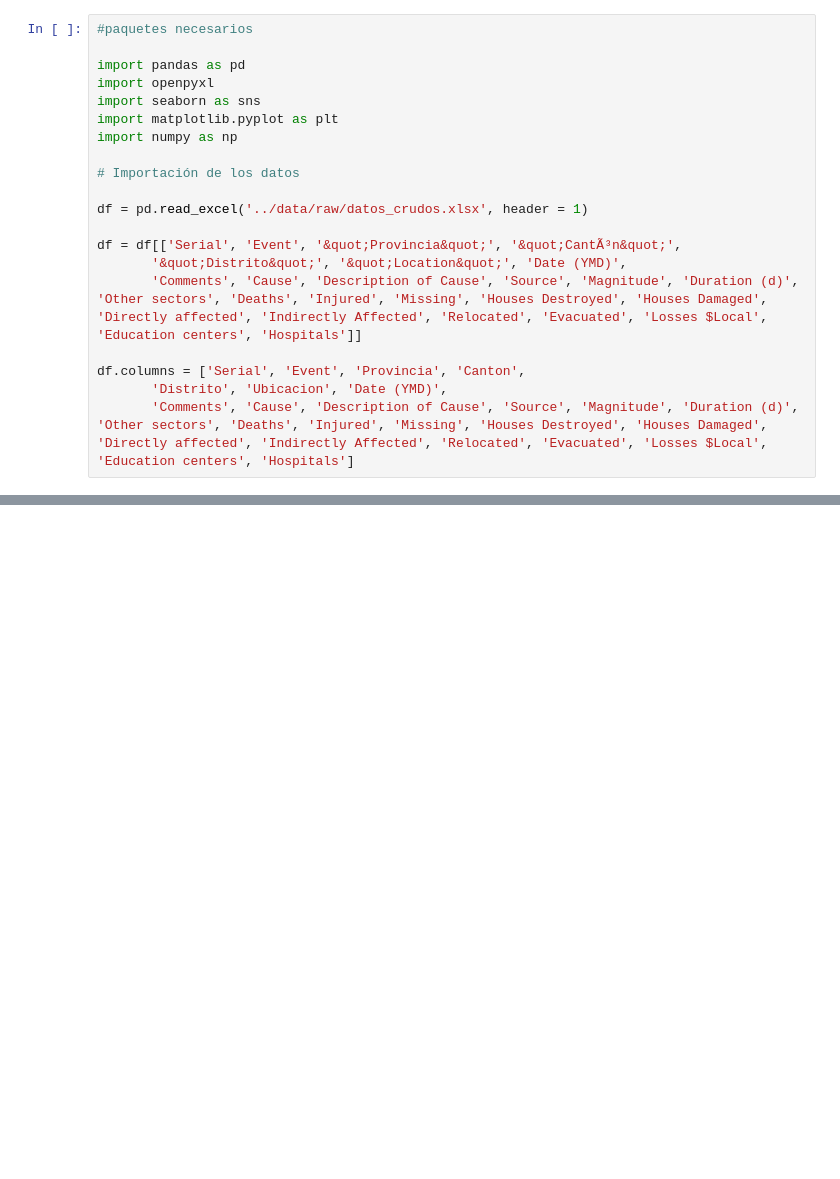
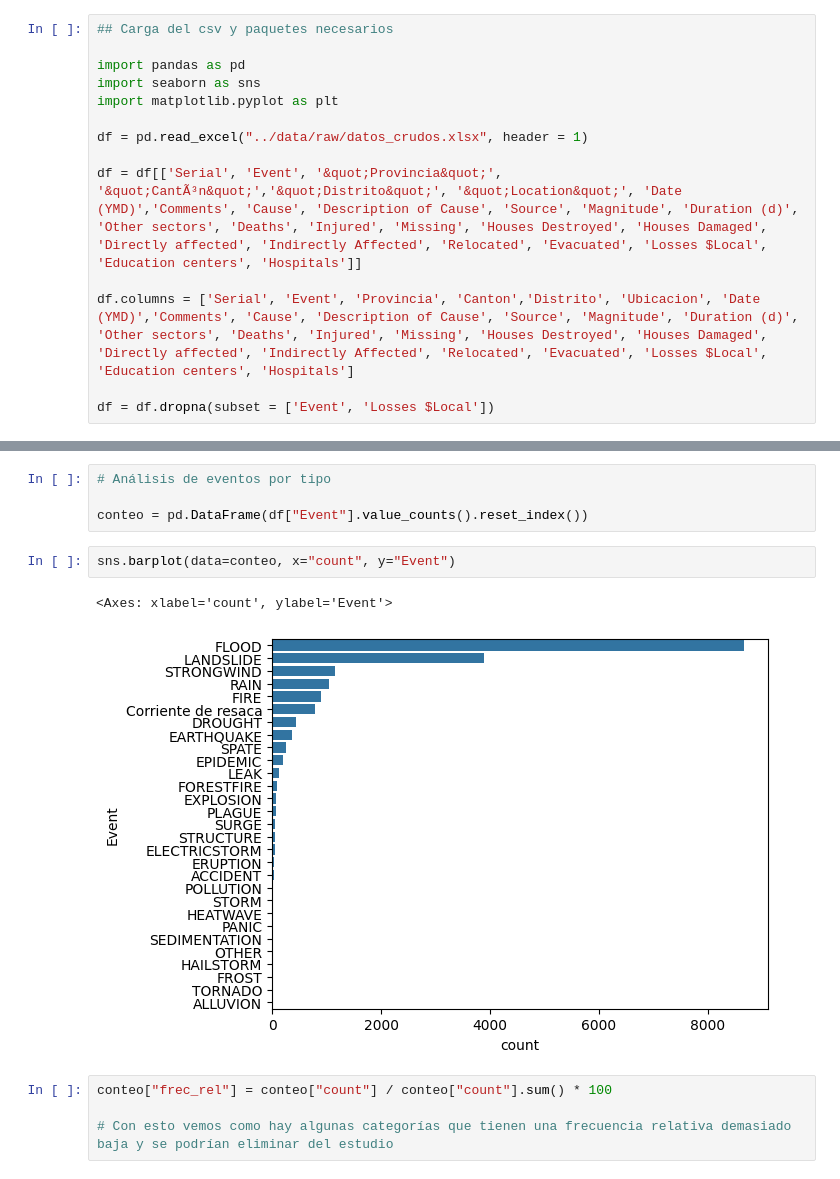
Before and after one commit to CA0307-II-2025/grupo-2, a Jupyter notebook: notebooks/0_analisis_exploratorio.ipynb, the cells around one changed output, grey strips where cells are left out. Cells and saved outputs as stored; diff of their text form; blank space fills up the shorter version.

Commit message:
feat: añade análisis exploratorio de datos inicial y estructura del reporte

```diff
--- a/notebooks/0_analisis_exploratorio.ipynb
+++ b/notebooks/0_analisis_exploratorio.ipynb
@@ -1,20 +1,14 @@
 # %%
-#paquetes necesarios
+## Carga del csv y paquetes necesarios
 
 import pandas as pd
-import openpyxl
 import seaborn as sns
 import matplotlib.pyplot as plt
-import numpy as np
 
-# Importación de los datos
+df = pd.read_excel("../data/raw/datos_crudos.xlsx", header = 1)
 
-df = pd.read_excel('../data/raw/datos_crudos.xlsx', header = 1)
+df = df[['Serial', 'Event', '&quot;Provincia&quot;', '&quot;CantÃ³n&quot;','&quot;Distrito&quot;', '&quot;Location&quot;', 'Date (YMD)','Comments', 'Cause', 'Description of Cause', 'Source', 'Magnitude', 'Duration (d)', 'Other sectors', 'Deaths', 'Injured', 'Missing', 'Houses Destroyed', 'Houses Damaged', 'Directly affected', 'Indirectly Affected', 'Relocated', 'Evacuated', 'Losses $Local', 'Education centers', 'Hospitals']]
 
-df = df[['Serial', 'Event', '&quot;Provincia&quot;', '&quot;CantÃ³n&quot;',
-       '&quot;Distrito&quot;', '&quot;Location&quot;', 'Date (YMD)',
-       'Comments', 'Cause', 'Description of Cause', 'Source', 'Magnitude', 'Duration (d)', 'Other sectors', 'Deaths', 'Injured', 'Missing', 'Houses Destroyed', 'Houses Damaged', 'Directly affected', 'Indirectly Affected', 'Relocated', 'Evacuated', 'Losses $Local', 'Education centers', 'Hospitals']]
+df.columns = ['Serial', 'Event', 'Provincia', 'Canton','Distrito', 'Ubicacion', 'Date (YMD)','Comments', 'Cause', 'Description of Cause', 'Source', 'Magnitude', 'Duration (d)', 'Other sectors', 'Deaths', 'Injured', 'Missing', 'Houses Destroyed', 'Houses Damaged', 'Directly affected', 'Indirectly Affected', 'Relocated', 'Evacuated', 'Losses $Local', 'Education centers', 'Hospitals']
 
-df.columns = ['Serial', 'Event', 'Provincia', 'Canton',
-       'Distrito', 'Ubicacion', 'Date (YMD)',
-       'Comments', 'Cause', 'Description of Cause', 'Source', 'Magnitude', 'Duration (d)', 'Other sectors', 'Deaths', 'Injured', 'Missing', 'Houses Destroyed', 'Houses Damaged', 'Directly affected', 'Indirectly Affected', 'Relocated', 'Evacuated', 'Losses $Local', 'Education centers', 'Hospitals']
+df = df.dropna(subset = ['Event', 'Losses $Local'])
@@ -37,0 +37,13 @@ df.columns = ['Serial', 'Event', 'Provincia', 'Canton',
+# %%
+# Análisis de eventos por tipo
+
+conteo = pd.DataFrame(df["Event"].value_counts().reset_index())
+# %%
+sns.barplot(data=conteo, x="count", y="Event")
+# %% [output]
+<Axes: xlabel='count', ylabel='Event'>
+[figure, added]
+# %%
+conteo["frec_rel"] = conteo["count"] / conteo["count"].sum() * 100
+
+# Con esto vemos como hay algunas categorías que tienen una frecuencia relativa demasiado baja y se podrían eliminar del estudio
```
Also changed, not shown: parts of 6 cells of this notebook, 9 other files.
